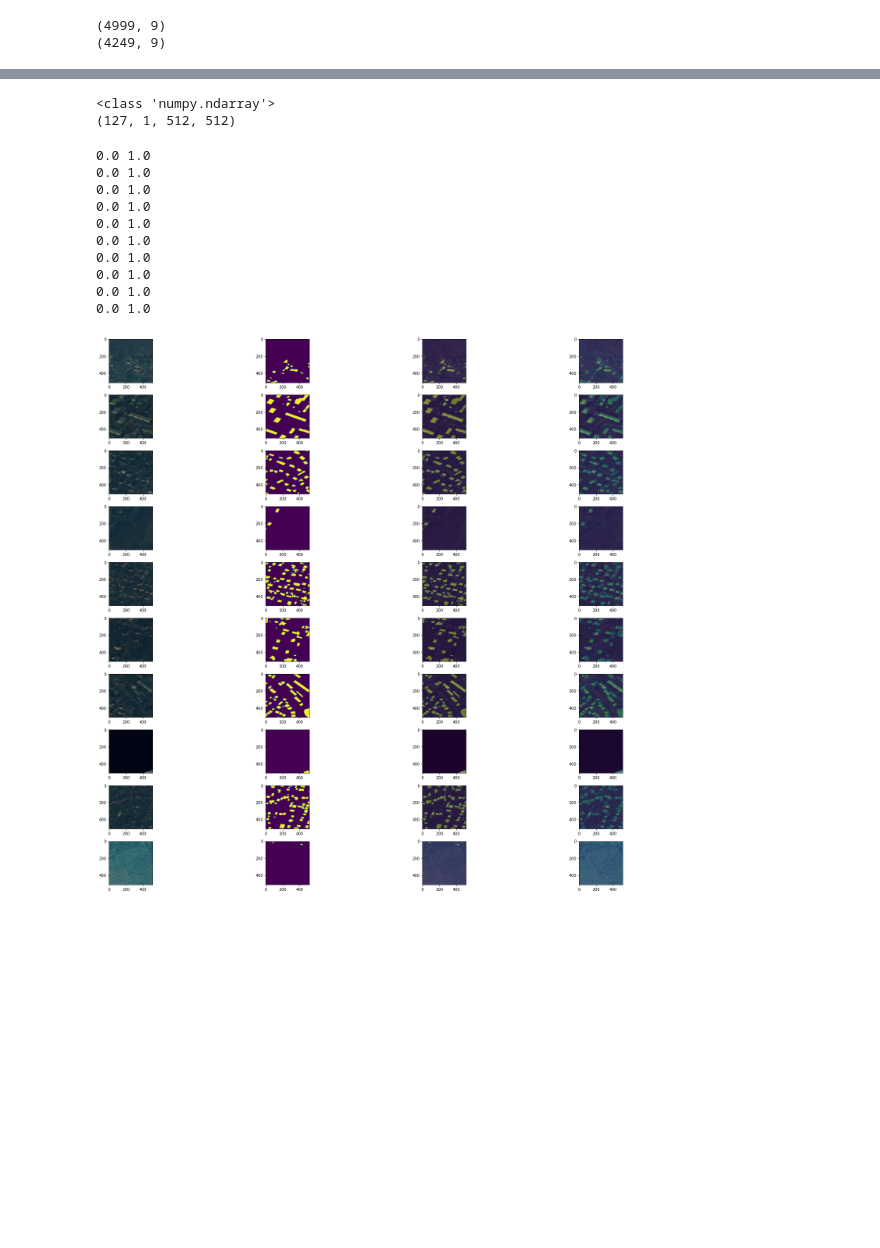
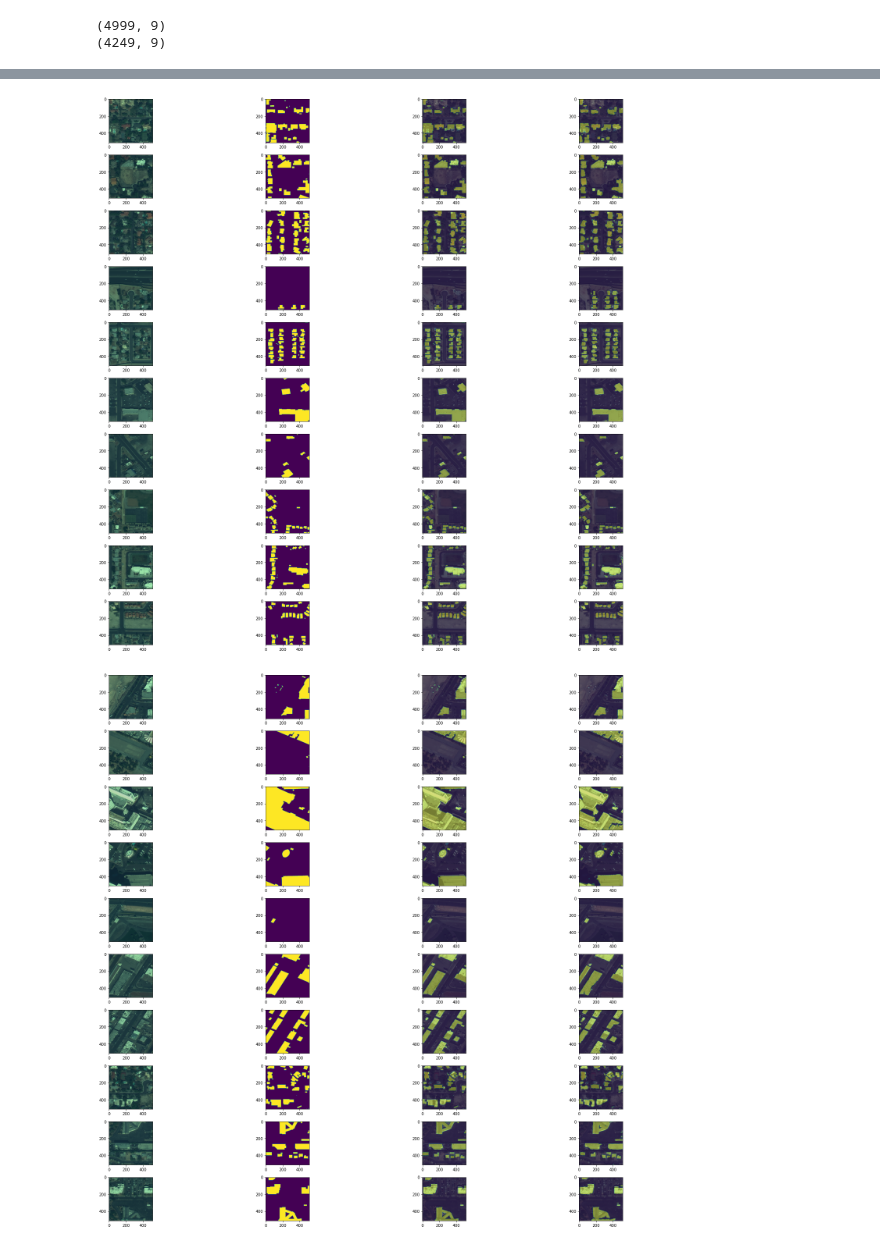
Before and after one commit to wwymak/satellite-segmentation-e2e, a Jupyter notebook: modelling/test_training_catalyst.ipynb, the cells around one changed output, grey strips where cells are left out. Drawn from its saved outputs; the diff is of its cells as text; code cells hidden in the pictures; blank space fills up the shorter version.

Commit message:
wip create output prediction files

```diff
--- a/modelling/test_training_catalyst.ipynb
+++ b/modelling/test_training_catalyst.ipynb
@@ -189,46 +213,29 @@ import numpy as np
 # this get predictions for the whole loader
 predictions = np.vstack(list(map(
     lambda x: x["logits"].cpu().numpy(),
-    runner.predict_loader(loader=test_loader, resume=f"{logdir}/checkpoints/best.pth")
+    runner.predict_loader(loader=val_loader, resume=f"{logdir}/checkpoints/best.pth")
 )))
-
-print(type(predictions))
-print(predictions.shape)
-# %% [output]
-<class 'numpy.ndarray'>
-(127, 1, 512, 512)
 # %%
-val_images = []
-val_masks = []
+test_images = []
+test_masks = []
 for batch in val_loader:
-    val_images.append(batch['image'])
-    val_masks.append(batch['mask'])
+    test_images.append(batch['image'])
+    test_masks.append(batch['mask'])
 # %%
-val_images = np.vstack(val_images)
-val_masks = np.vstack(val_masks)
+test_images = np.vstack(test_images)
+test_masks = np.vstack(test_masks)
 # %%
-val_images = np.moveaxis(val_images, 1, -1)
+test_images = np.moveaxis(test_images, 1, -1)
 # %%
 fig, axs = plt.subplots(nrows=10, ncols=4, figsize=(5 * 5, 4 * 5))
 for i in range(10):
-    print(img_normed.min(), img_normed.max())
-    img_normed = (val_images[i] - val_images[i].min())/(val_images[i].max() - val_images[i].min())
+    img_normed = (test_images[i] - test_images[i].min())/(test_images[i].max() - test_images[i].min())
     axs[i, 0].imshow(img_normed)
-    axs[i, 1].imshow(val_masks[i].squeeze())
+    axs[i, 1].imshow(test_masks[i].squeeze())
     axs[i, 2].imshow(img_normed)
-    axs[i, 2].imshow(val_masks[i].squeeze(), alpha=0.4)
+    axs[i, 2].imshow(test_masks[i].squeeze(), alpha=0.4)
     axs[i, 3].imshow(img_normed)
     axs[i, 3].imshow(predictions[i].squeeze(), alpha=0.4)
-plt.tight_layout()
+plt.tight_layout();
 # %% [output]
-0.0 1.0
-0.0 1.0
-0.0 1.0
-0.0 1.0
-0.0 1.0
-0.0 1.0
-0.0 1.0
-0.0 1.0
-0.0 1.0
-0.0 1.0
-[figure, old version]
+[figure, new version]
@@ -234,0 +253,32 @@ plt.tight_layout()
+# %%
+predictions_test = np.vstack(list(map(
+    lambda x: x["logits"].cpu().numpy(),
+    runner.predict_loader(loader=test_loader, resume=f"{logdir}/checkpoints/best.pth")
+)))
+test_images = []
+test_masks = []
+for batch in test_loader:
+    test_images.append(batch['image'])
+    test_masks.append(batch['mask'])
+
+test_images = np.vstack(test_images)
+test_masks = np.vstack(test_masks)
+
+test_images = np.moveaxis(test_images, 1, -1)
+fig, axs = plt.subplots(nrows=10, ncols=4, figsize=(5 * 5, 4 * 5))
+
+for i in range(len(test_masks)):
+    filename = f"{Path(test_loader.dataset.mask_filepath_list[i]).stem}.tif"
+    Image.fromarray(predictions_test[i].squeeze()).resize((650, 650), resample=Image.LANCZOS).save(test_dir/filename)
+
+for i in range(10):
+    img_normed = (test_images[i] - test_images[i].min())/(test_images[i].max() - test_images[i].min())
+    axs[i, 0].imshow(img_normed)
+    axs[i, 1].imshow(test_masks[i].squeeze())
+    axs[i, 2].imshow(img_normed)
+    axs[i, 2].imshow(test_masks[i].squeeze(), alpha=0.4)
+    axs[i, 3].imshow(img_normed)
+    axs[i, 3].imshow(predictions_test[i].squeeze(), alpha=0.4)
+plt.tight_layout();
+# %% [output]
+[figure, added]
```
Also changed, not shown: parts of 23 cells of this notebook, 2 other files.
